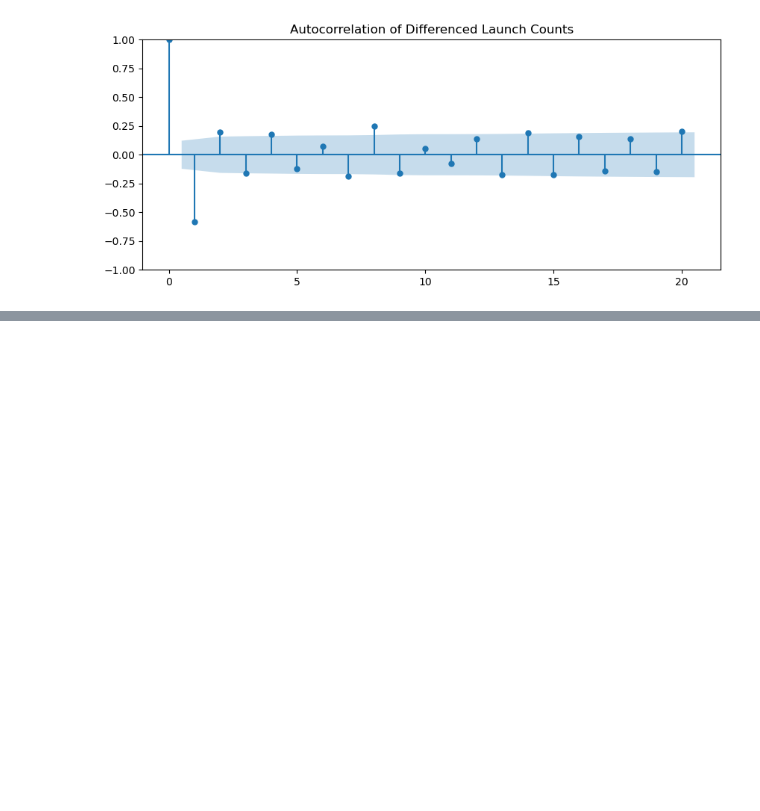
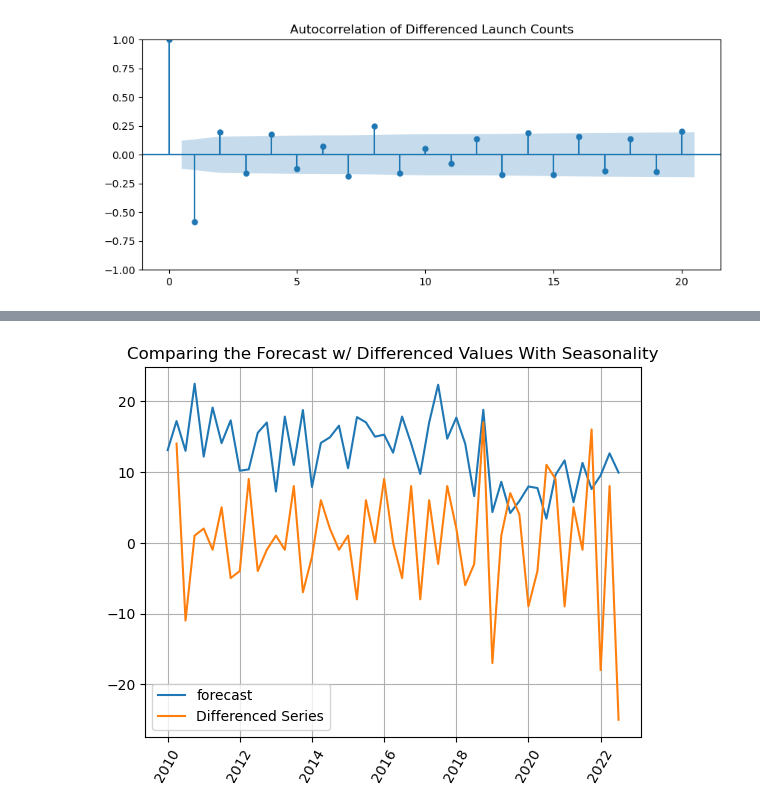
Before and after one commit to elmunoz42/mars-image-dataset-analysis, a Jupyter notebook: space_missions/space-missions-timeseries.ipynb, the cells around one changed output, grey strips where cells are left out. Saved outputs shown, nothing was run; the diff lists cells and outputs as text; code cells hidden in the pictures; blank space fills up the shorter version.

```diff
--- a/space_missions/space-missions-timeseries.ipynb
+++ b/space_missions/space-missions-timeseries.ipynb
@@ -406,0 +603,17 @@ plt.show()
+# %%
+
+# Define the seasonal period as two decades
+s = 80 # Number of quarters from Q1 1960 to Q1 1980
+
+# Set up and fit the SARIMAX model
+sarma = SARIMAX(X_train,
+                order=(1,1,1),              # Non-seasonal part (p,d,q)
+                seasonal_order=(1,1,1,s),   # Seasonal part (P,D,Q,s)
+                enforce_stationarity=False,
+                enforce_invertibility=False)
+
+# Fit the model
+sarma_fit = sarma.fit(disp=False)
+
+# Print summary
+print(sarma_fit.summary())
@@ -406,0 +638,9 @@ plt.show()
+# %%
+plt.plot(sarma_fit.forecast(steps = len(X_test)), label = 'forecast')
+plt.plot(X_test.diff(), label = 'Differenced Series')
+plt.title('Comparing the Forecast w/ Differenced Values With Seasonality')
+plt.legend();
+plt.xticks(rotation = 60)
+plt.grid();
+# %% [output]
+[figure, added]
```
Also changed, not shown: parts of 18 cells of this notebook.
